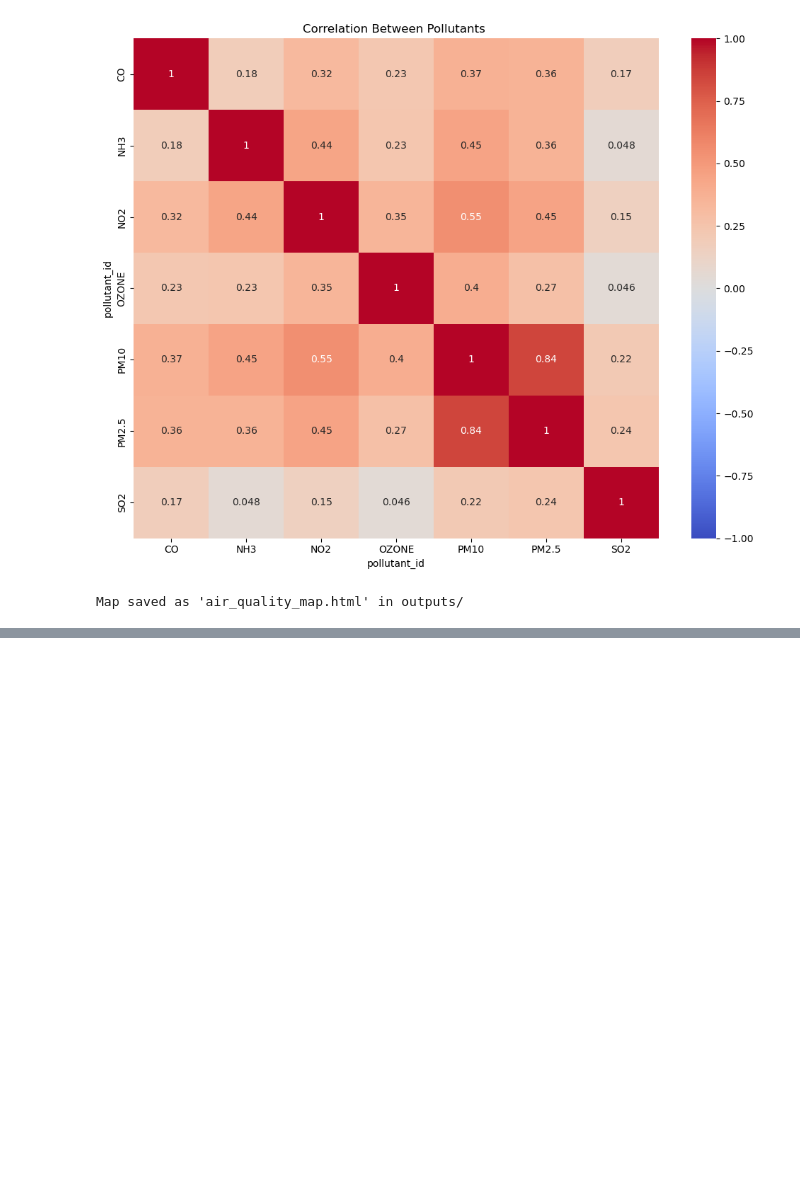
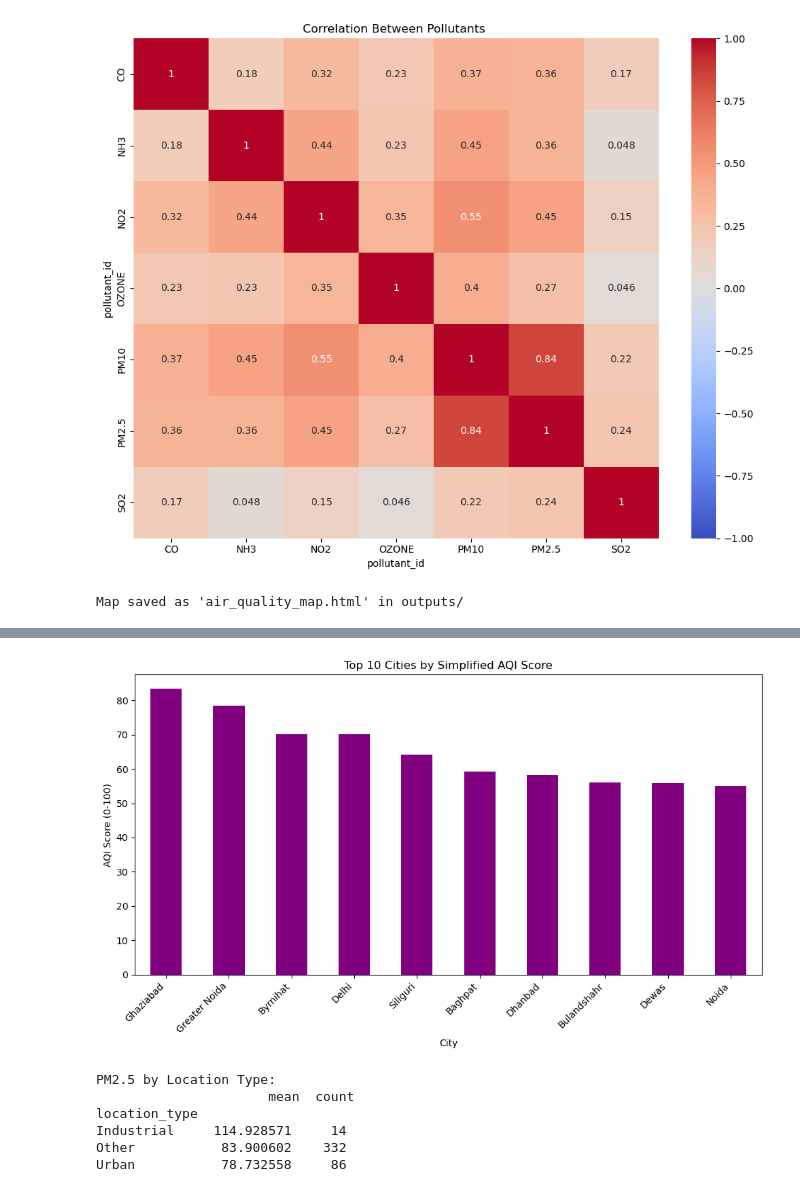
Before and after one commit to Rupal0912/IndiaAirQuality-2025, a Jupyter notebook: notebooks/notebook1.ipynb, the cells around one changed output, grey strips where cells are left out. Cells and saved outputs as stored; diff of their text form; code cells hidden in the pictures; blank space fills up the shorter version.

```diff
--- a/notebooks/notebook1.ipynb
+++ b/notebooks/notebook1.ipynb
@@ -302,0 +317,9 @@ Map saved as 'air_quality_map.html' in outputs/
+# %%
+#Simplified AQI score
+key_pollutants = ['PM2.5', 'PM10', 'NO2']
+aqi_df = df[df['pollutant_id'].isin(key_pollutants)].pivot_table(index='city', columns='pollutant_id', values='pollutant_avg', aggfunc='mean')
+aqi_df = aqi_df.fillna(aqi_df.mean())  # Fill NaNs with pollutant means
+scaler = MinMaxScaler()
+aqi_scaled = scaler.fit_transform(aqi_df)
+aqi_df['AQI_Score'] = aqi_scaled.mean(axis=1) * 100  # Scale to 0-100
+print("Top 5 Cities by AQI Score:\n", aqi_df.sort_values('AQI_Score', ascending=False).head())
@@ -302,0 +335,29 @@ Map saved as 'air_quality_map.html' in outputs/
+# %%
+#Top 10 AQI cities
+plt.figure(figsize=(10, 6))
+aqi_df['AQI_Score'].sort_values(ascending=False).head(10).plot(kind='bar', color='purple')
+plt.title('Top 10 Cities by Simplified AQI Score')
+plt.xlabel('City')
+plt.ylabel('AQI Score (0-100)')
+plt.xticks(rotation=45, ha='right')
+plt.tight_layout()
+plt.savefig('../outputs/aqi_top10.png')
+plt.show()
+# %% [output]
+[figure, added]
+# %%
+#Infer location types from station names
+df['location_type'] = df['station'].apply(
+    lambda x: 'Industrial' if 'Ind' in str(x) or 'Steel' in str(x)
+    else 'Urban' if 'Nagar' in str(x) or 'Colony' in str(x)
+    else 'Other'
+)
+pm25_by_type = df[df['pollutant_id'] == 'PM2.5'].groupby('location_type')['pollutant_avg'].agg(['mean', 'count'])
+print("PM2.5 by Location Type:\n", pm25_by_type)
+# %% [output]
+PM2.5 by Location Type:
+                      mean  count
+location_type
+Industrial     114.928571     14
+Other           83.900602    332
+Urban           78.732558     86
```
Also changed, not shown: parts of 4 cells of this notebook.
